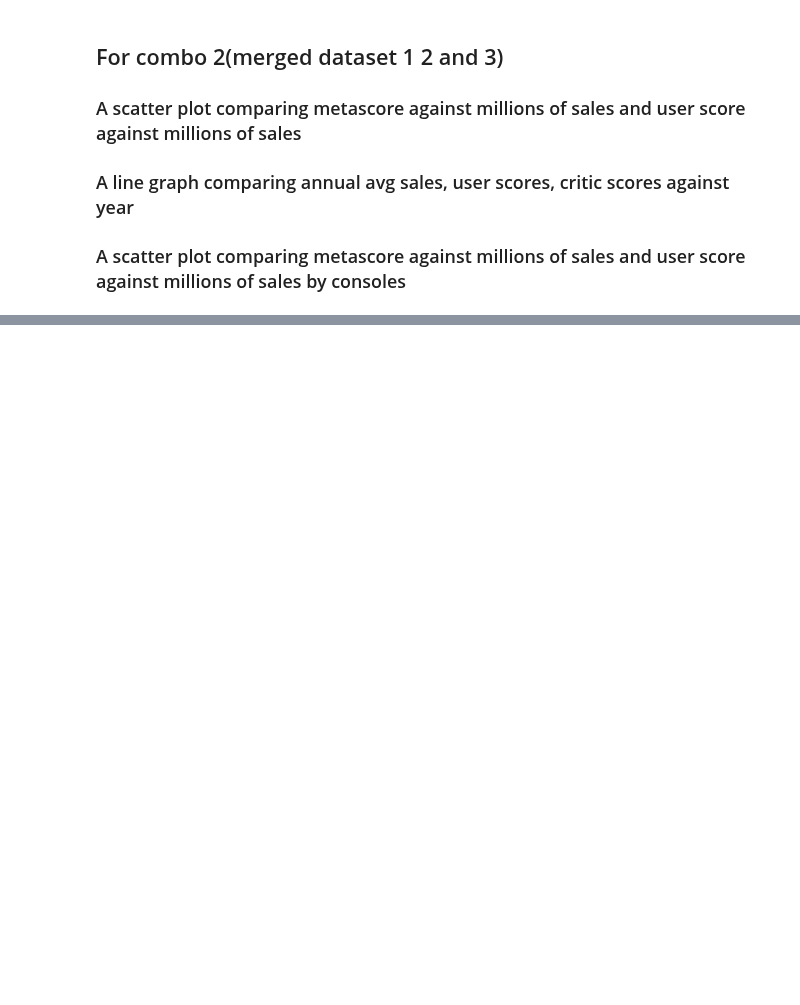
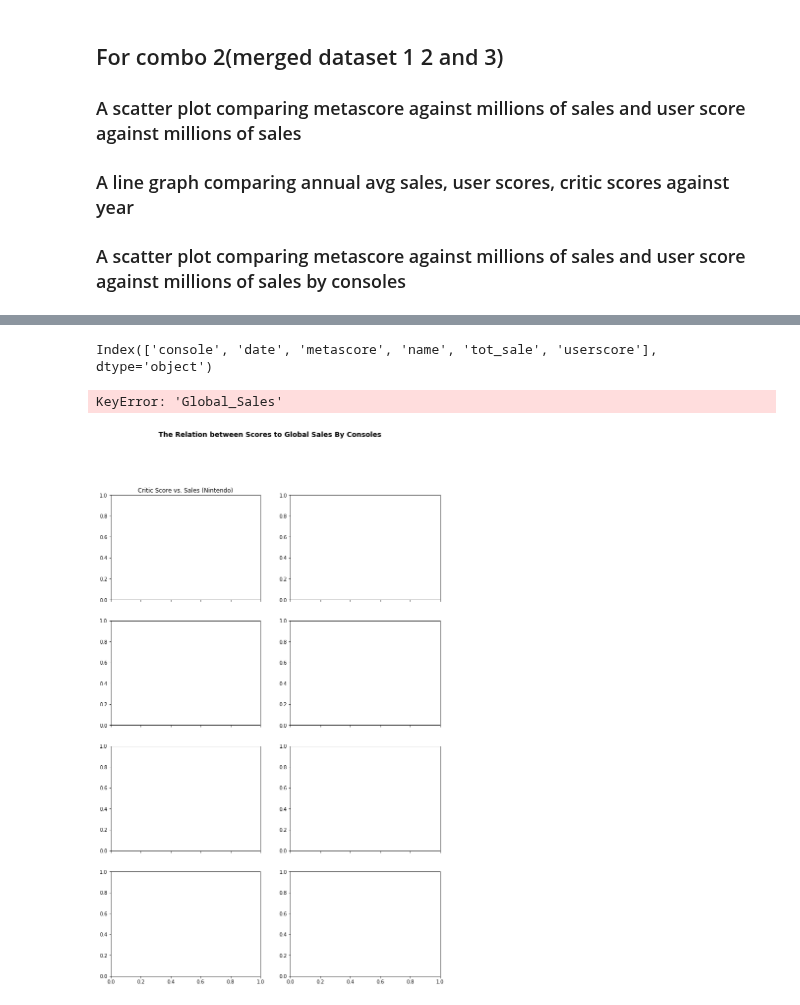
Before and after one commit to mell0611/data_science_project, a Jupyter notebook: data_analysis.ipynb, the cells around one changed output, grey strips where cells are left out. Cells and saved outputs as stored; diff of their text form; code cells hidden in the pictures; blank space fills up the shorter version.

```diff
--- a/data_analysis.ipynb
+++ b/data_analysis.ipynb
@@ -330,0 +290,37 @@ plt.show()
+# %%
+combopc.columns
+# %% [output]
+Index(['console', 'date', 'metascore', 'name', 'tot_sale', 'userscore'], dtype='object')
+# %%
+# Code for scatter plot comparing metascore against millions of sales and user score against millions of sales by consoles
+fig, ax = plt.subplots(nrows = 4, ncols = 2, sharex = True, figsize = (12,18))
+ax = ax.ravel()
+#labels
+fig.suptitle("The Relation between Scores to Global Sales By Consoles", fontsize = 14, fontweight = "bold")
+nice_name = ['Nintendo','Xbox','Sony','PC']
+combo_name = [combonintendo,comboxbox,combosony,combopc]
+
+count = 0
+for var in ax:
+    temp = combo_name[count//2]
+    var.set_title('Critic Score vs. Sales ('+ nice_name[count//2]+')')
+
+    if count%2 == 0:
+        var.scatter(temp["userscore"], temp["Global_Sales"],alpha= 0.25)
+        var.set_xlabel('User Score')
+        var.set_ylabel('Global Sales in Millions')
+    else:
+        var.scatter(temp["metascore"], temp["Global_Sales"],alpha= 0.25)
+        var.set_xlabel('Critic Score')
+    var.spines["right"].set_visible(False)
+    var.spines["top"].set_visible(False)
+    var.set_xlim(0,100)
+    if count > 5:
+        var.set_ylim(0,8)
+    else:
+        var.set_ylim(0,17.5)
+    count+=1
+plt.show()
+# %% [output]
+KeyError: 'Global_Sales'
+[figure, added]
```
Also changed, not shown: parts of 5 cells of this notebook.
